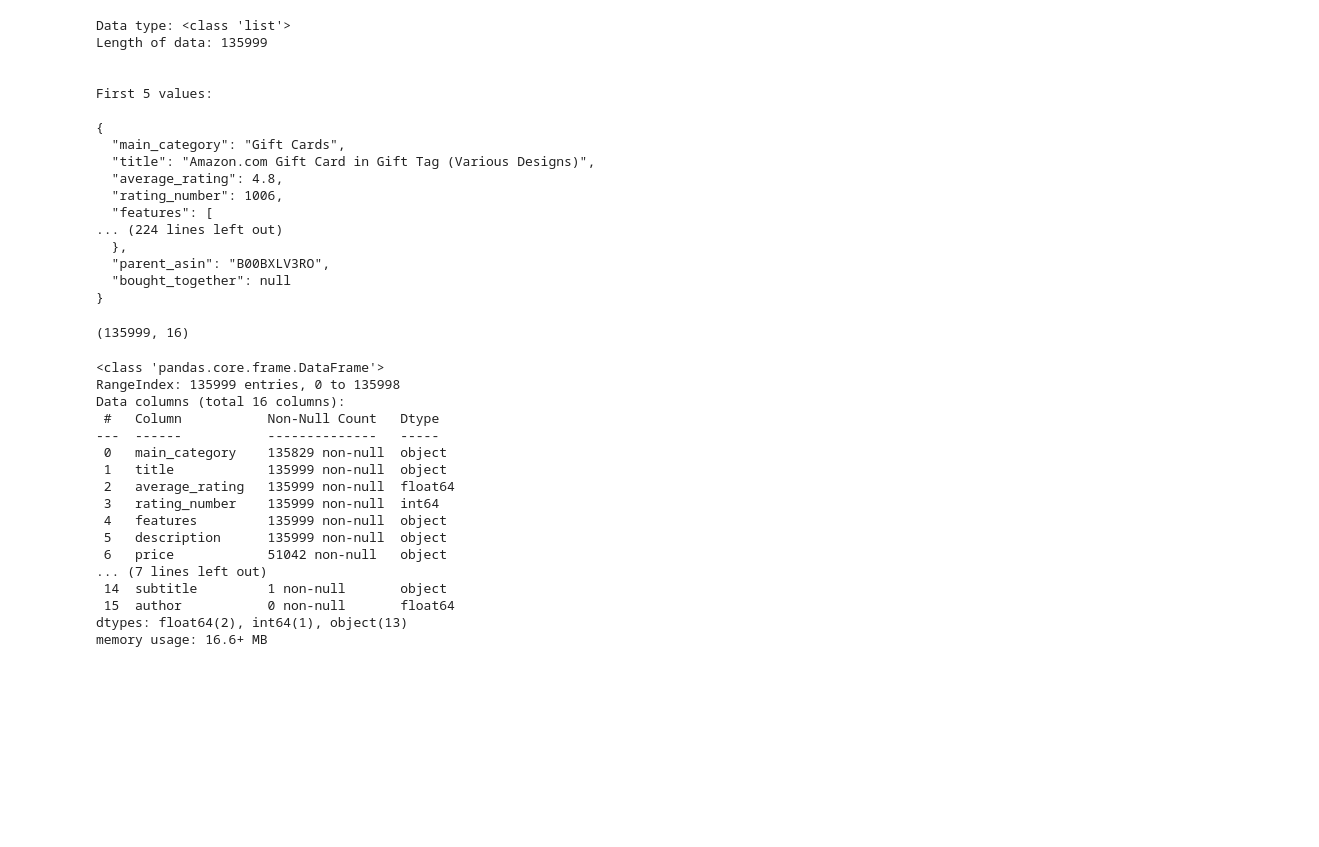
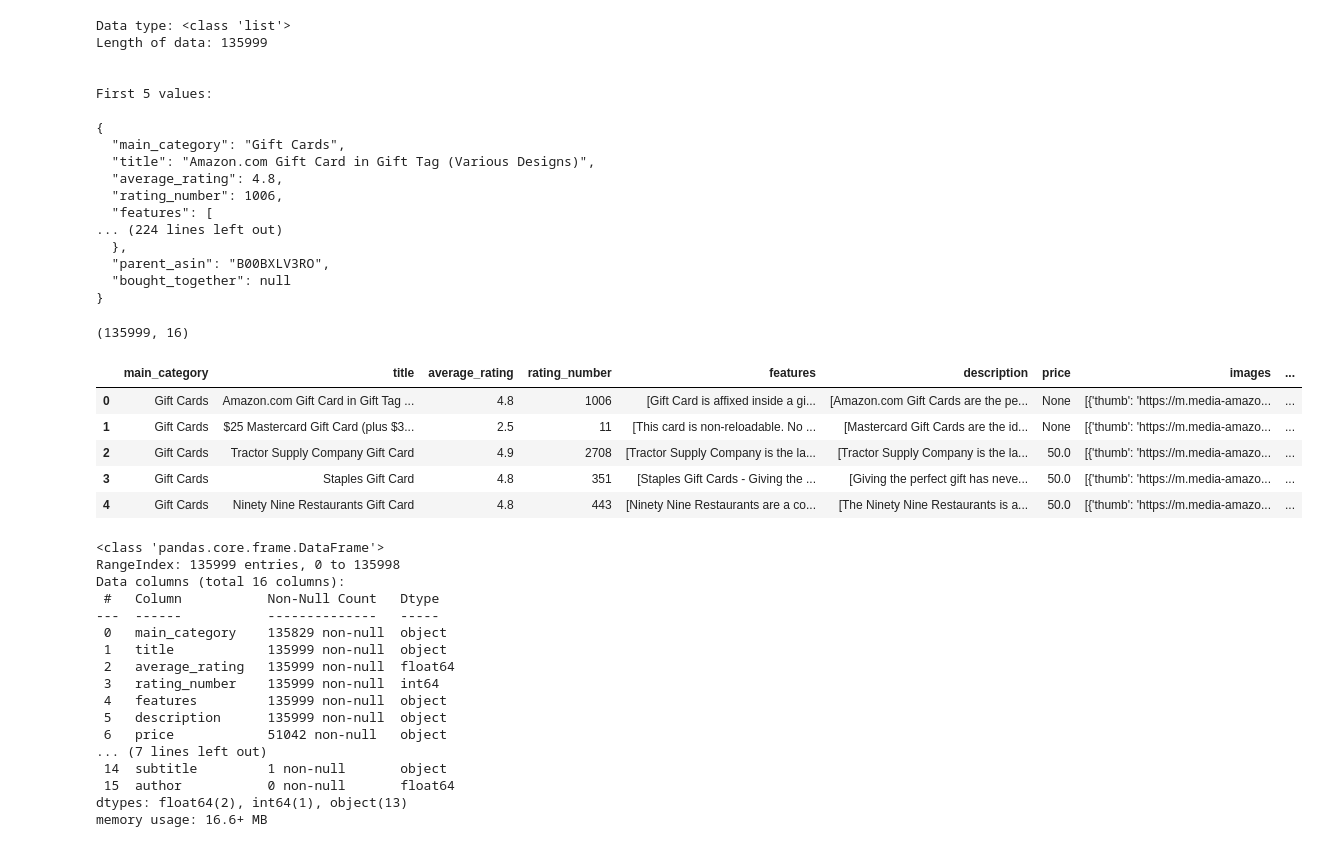
Before and after one commit to NguyenLuanne/DE-Amazon-Reviews-Project, a Jupyter notebook: Thong_EDA/inspection.ipynb, the cells around one changed output. Cells and saved outputs as stored; diff of their text form; code cells hidden in the pictures; blank space fills up the shorter version.

```diff
--- a/Thong_EDA/inspection.ipynb
+++ b/Thong_EDA/inspection.ipynb
@@ -341,9 +341,15 @@ First 5 values:
 }
 # %%
 meta_df = pd.DataFrame(compiled_meta_data)
-meta_df.shape
+display(meta_df.shape, meta_df.head())
 # %% [output]
 (135999, 16)
+|  | main_category | title | average_rating | rating_number | features | description | price | images | ... |
+| 0 | Gift Cards | Amazon.com Gift Card in Gift Tag ... | 4.8 | 1006 | [Gift Card is affixed inside a gi... | [Amazon.com Gift Cards are the pe... | None | [{'thumb': 'https://m.media-amazo... | ... |
+| 1 | Gift Cards | $25 Mastercard Gift Card (plus $3... | 2.5 | 11 | [This card is non-reloadable. No ... | [Mastercard Gift Cards are the id... | None | [{'thumb': 'https://m.media-amazo... | ... |
+| 2 | Gift Cards | Tractor Supply Company Gift Card | 4.9 | 2708 | [Tractor Supply Company is the la... | [Tractor Supply Company is the la... | 50.0 | [{'thumb': 'https://m.media-amazo... | ... |
+| 3 | Gift Cards | Staples Gift Card | 4.8 | 351 | [Staples Gift Cards - Giving the ... | [Giving the perfect gift has neve... | 50.0 | [{'thumb': 'https://m.media-amazo... | ... |
+| 4 | Gift Cards | Ninety Nine Restaurants Gift Card | 4.8 | 443 | [Ninety Nine Restaurants are a co... | [The Ninety Nine Restaurants is a... | 50.0 | [{'thumb': 'https://m.media-amazo... | ... |
 # %%
 meta_df.info()
 # %% [output]
```
Also changed, not shown: parts of 8 cells of this notebook, 2 other files.
